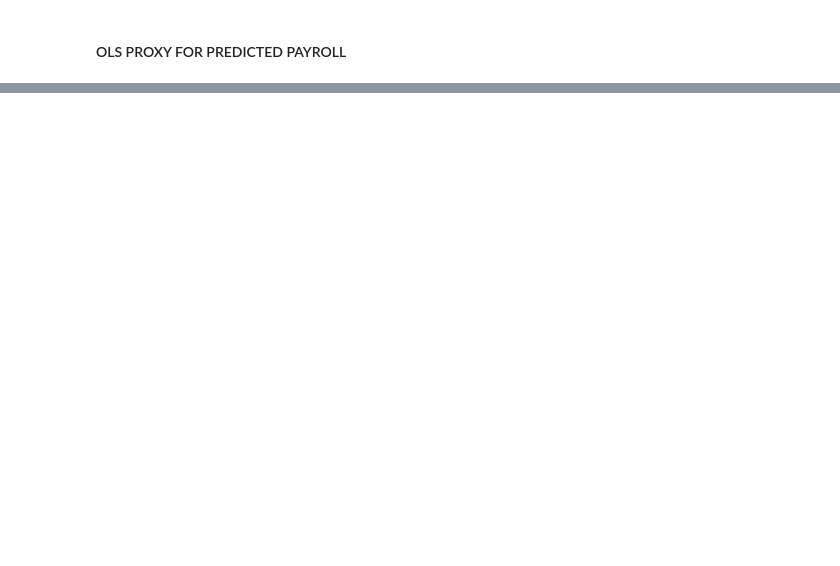
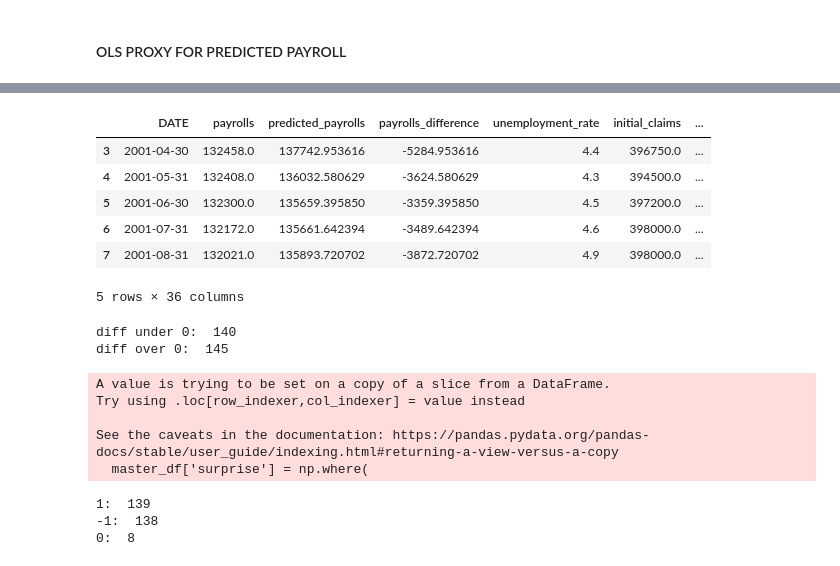
Before and after one commit to paulpuccinelli/BLS_jobs_report_model, a Jupyter notebook: BLS_prediction_notebook.ipynb, the cells around one changed output, grey strips where cells are left out. Cells and saved outputs as stored; diff of their text form; code cells hidden in the pictures; blank space fills up the shorter version.

Commit message:
added surprise variable

```diff
--- a/BLS_prediction_notebook.ipynb
+++ b/BLS_prediction_notebook.ipynb
@@ -644,0 +680,4 @@ X = master_df[['unemployment_rate', 'initial_claims', 'cont_claims', '']]
+# %%
+master_df['payrolls_difference'] = (master_df['payrolls'] - master_df['predicted_payrolls'])
+diff = master_df.pop('payrolls_difference')
+master_df.insert(3,'payrolls_difference', diff)
@@ -644,0 +690,42 @@ X = master_df[['unemployment_rate', 'initial_claims', 'cont_claims', '']]
+# %%
+master_df.head()
+# %% [output]
+|  | DATE | payrolls | predicted_payrolls | payrolls_difference | unemployment_rate | initial_claims | ... |
+| 3 | 2001-04-30 | 132458.0 | 137742.953616 | -5284.953616 | 4.4 | 396750.0 | ... |
+| 4 | 2001-05-31 | 132408.0 | 136032.580629 | -3624.580629 | 4.3 | 394500.0 | ... |
+| 5 | 2001-06-30 | 132300.0 | 135659.395850 | -3359.395850 | 4.5 | 397200.0 | ... |
+| 6 | 2001-07-31 | 132172.0 | 135661.642394 | -3489.642394 | 4.6 | 398000.0 | ... |
+| 7 | 2001-08-31 | 132021.0 | 135893.720702 | -3872.720702 | 4.9 | 398000.0 | ... |
+5 rows × 36 columns
+# %%
+print('diff under 0: ', (master_df['payrolls_difference'] < 0).sum())
+print('diff over 0: ', (master_df['payrolls_difference'] > 0).sum())
+# %% [output]
+diff under 0:  140
+diff over 0:  145
+# %%
+threshold = 100
+
+master_df['surprise'] = np.where(
+    master_df['payrolls_difference'] > threshold,
+    1,
+    np.where(
+        master_df['payrolls_difference'] < -threshold,
+        -1,
+        0
+    )
+)
+# %% [output]
+A value is trying to be set on a copy of a slice from a DataFrame.
+Try using .loc[row_indexer,col_indexer] = value instead
+
+See the caveats in the documentation: https://pandas.pydata.org/pandas-docs/stable/user_guide/indexing.html#returning-a-view-versus-a-copy
+  master_df['surprise'] = np.where(
+# %%
+print('1: ', (master_df['surprise'] == 1).sum())
+print('-1: ', (master_df['surprise'] == -1).sum())
+print('0: ', (master_df['surprise'] == 0).sum())
+# %% [output]
+1:  139
+-1:  138
+0:  8
```
Also changed, not shown: parts of 9 cells of this notebook.
